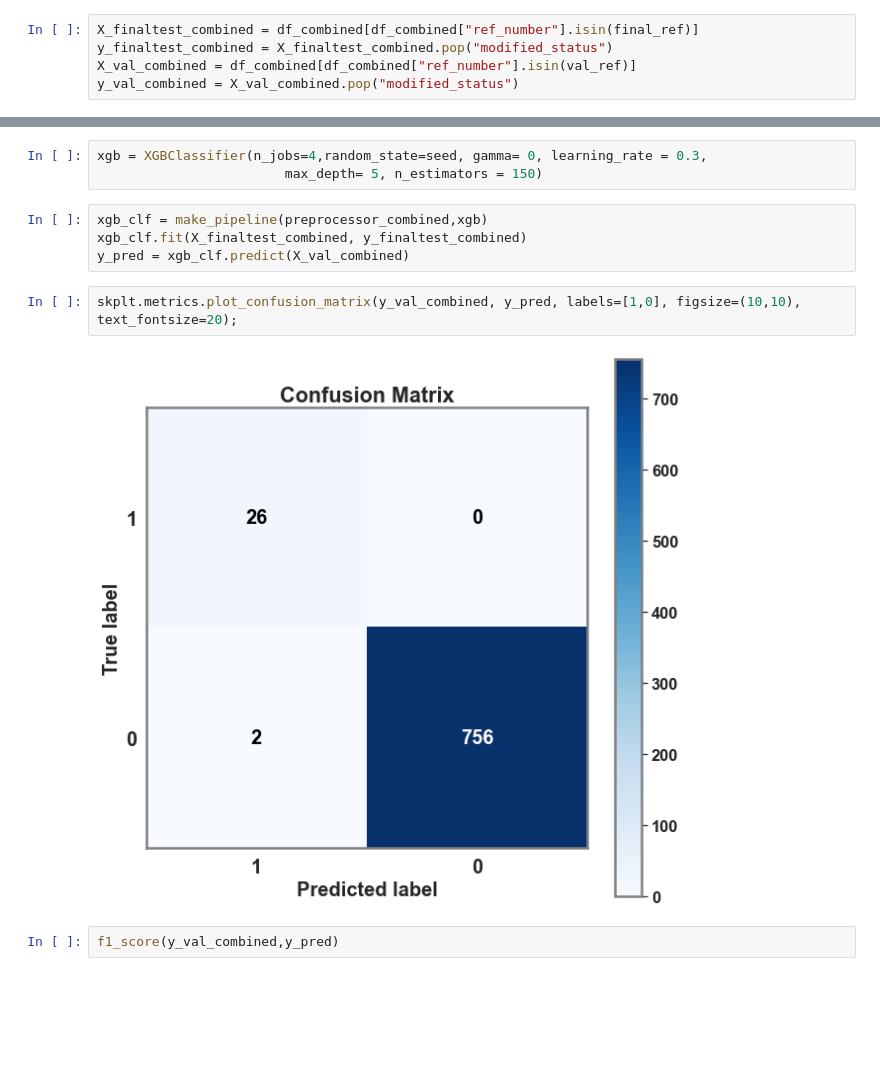
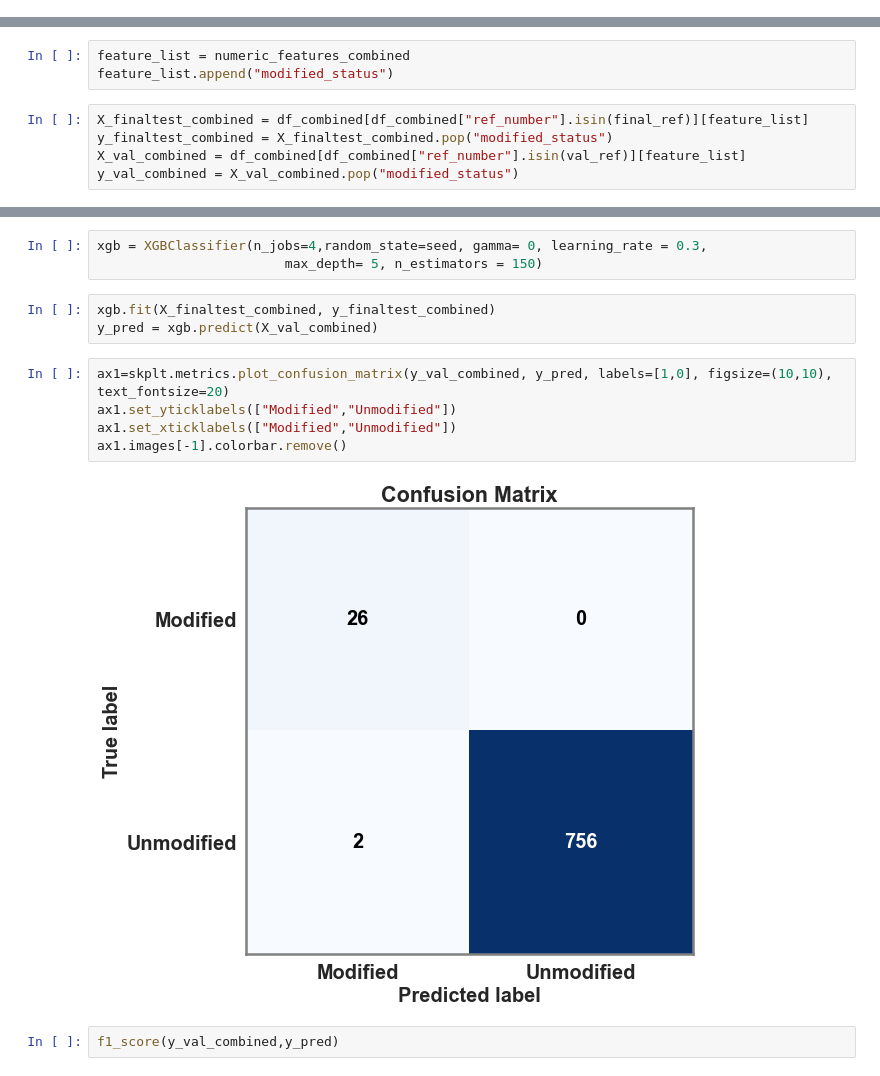
Before and after one commit to Karsten-Yan/ky-nf-capstone, a Jupyter notebook: pyberlin_demo.ipynb, the cells around one changed output, grey strips where cells are left out. Saved outputs shown, nothing was run; the diff lists cells and outputs as text; blank space fills up the shorter version.

```diff
--- a/pyberlin_demo.ipynb
+++ b/pyberlin_demo.ipynb
@@ -341,8 +325,3 @@ final_ref = ["ref_0000","ref_0001","ref_0002","ref_0003"]
 val_ref = ["ref_0004"]
 # %%
 seed = 7
-# %%
-X_finaltest_combined = df_combined[df_combined["ref_number"].isin(final_ref)]
-y_finaltest_combined = X_finaltest_combined.pop("modified_status")
-X_val_combined = df_combined[df_combined["ref_number"].isin(val_ref)]
-y_val_combined = X_val_combined.pop("modified_status")
@@ -370,0 +330,8 @@ preprocessor_combined = ColumnTransformer(
+# %%
+feature_list = numeric_features_combined
+feature_list.append("modified_status")
+# %%
+X_finaltest_combined = df_combined[df_combined["ref_number"].isin(final_ref)][feature_list]
+y_finaltest_combined = X_finaltest_combined.pop("modified_status")
+X_val_combined = df_combined[df_combined["ref_number"].isin(val_ref)][feature_list]
+y_val_combined = X_val_combined.pop("modified_status")
@@ -402,13 +383,15 @@ sel_c.plot_selection()
 xgb = XGBClassifier(n_jobs=4,random_state=seed, gamma= 0, learning_rate = 0.3,
                         max_depth= 5, n_estimators = 150)
 # %%
-xgb_clf = make_pipeline(preprocessor_combined,xgb)
-xgb_clf.fit(X_finaltest_combined, y_finaltest_combined)
-y_pred = xgb_clf.predict(X_val_combined)
+xgb.fit(X_finaltest_combined, y_finaltest_combined)
+y_pred = xgb.predict(X_val_combined)
 # %%
-skplt.metrics.plot_confusion_matrix(y_val_combined, y_pred, labels=[1,0], figsize=(10,10), text_fontsize=20);
+ax1=skplt.metrics.plot_confusion_matrix(y_val_combined, y_pred, labels=[1,0], figsize=(10,10), text_fontsize=20)
+ax1.set_yticklabels(["Modified","Unmodified"])
+ax1.set_xticklabels(["Modified","Unmodified"])
+ax1.images[-1].colorbar.remove()
 # %% [output]
-[figure, old version]
+[figure, new version]
 # %%
 f1_score(y_val_combined,y_pred)
 # %% [output]
```
Also changed, not shown: parts of 14 cells of this notebook.
